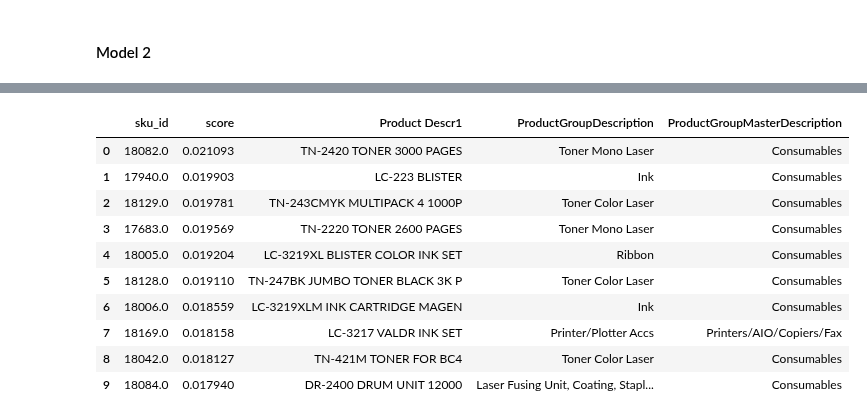
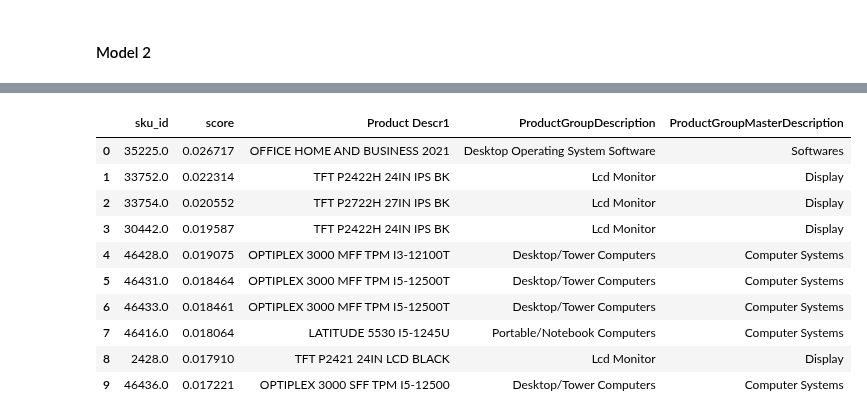
Before and after one commit to vincm1/RecSys_Implicit, a Jupyter notebook: Alternating_Least_Squares_(ALS).ipynb, the cells around one changed output, grey strips where cells are left out. Cells and saved outputs as stored; diff of their text form; code cells hidden in the pictures.

```diff
--- a/Alternating_Least_Squares_(ALS).ipynb
+++ b/Alternating_Least_Squares_(ALS).ipynb
@@ -205,7 +196,7 @@ from sklearn.model_selection import ParameterGrid
 param_grid = {
     'factors': [100, 150, 200],
     'iterations':[10, 15, 20],
-    'alpha': [20, 30, 40],
+    'alpha': [5, 10, 20, 40],
     'regularization': [0.01, 0.1]
 }
 
@@ -236,15 +227,4 @@ Best AUC: 0.5875023428285527
 # %%
-from IPython.utils.sysinfo import num_cpus
-from sklearn.model_selection import ParameterGrid
-
-# Grid of hyperparameters to search
-param_grid = {
-    'factors': [100, 150, 200],
-    'iterations':[10, 15, 20],
-    'alpha': [20, 30, 40],
-    'regularization': [0.01, 0.1]
-}
-
 best_auc_2 = -np.inf
 best_params_2 = {}
 
@@ -256,14 +236,14 @@ for params in ParameterGrid(param_grid):
                     regularization=params['regularization'])
     model_2.fit(csr_freq_matrix_train, show_progress=False)
 
-    auc10 = AUC_at_k(model_2, csr_freq_matrix_train, csr_freq_matrix_test,
+    auc10_2 = AUC_at_k(model_2, csr_freq_matrix_train, csr_freq_matrix_test,
                     K=10, num_threads=10, show_progress=False)
 
-    if auc10 > best_auc:
-        best_auc = auc10
-        best_params = params
+    if auc10_2 > best_auc_2:
+        best_auc_2 = auc10_2
+        best_params_2 = params
 
 # Print the best parameters and AUC
-print("Best parameters:", best_params)
-print("Best AUC:", best_auc)
+print("Best parameters:", best_params_2)
+print("Best AUC:", best_auc_2)
 # %% [output]
@@ -294,5 +274,12 @@ AUC@10: 0.5733646566446018; Prec@10: 0.14685169842584922; Map@10: 0.075927172512
 # %% [markdown]
 ## Recommending with ALS
+# %%
+# add column that represent sku count
+def sku_count_2(df_pl):
+
+  df_pl['sku_count'] = df_pl.groupby('bcn_id')['sku_id'].transform('nunique')
+
+  return df_pl
 # %%
-df_2
+df_2 = sku_count_2(df_2)
 # %% [output]
@@ -446,12 +405,14 @@ rec_tab
 # %%
 # Now you can call the recommend function
 userid = [user_id]
-ids, scores = model_2.recommend(userid, csr_qty_matrix[userid], N=10, filter_already_liked_items=True)
+ids, scores = model_2.recommend(userid, csr_freq_matrix[userid], N=10, filter_already_liked_items=True)
 ids, scores
 
 rec_tab = pd.DataFrame(data=[ids[0],scores[0]])
 rec_tab = rec_tab.T.rename(columns={0:"sku_id", 1:"score", 2:"sku_id", 3:"score"})
 rec_tab = rec_tab.merge(sku_list, on="sku_id", how="left")
+rec_tab.to_csv(f'{user_id}_FREQ_ALS_REC.csv')
+files.download(f'{user_id}_FREQ_ALS_REC.csv')
 rec_tab
 # rec_tab.sort_values(by="conf", ascending=False)
 # %% [output]
@@ -458,14 +421,14 @@ rec_tab
 |  | sku_id | score | Product Descr1 | ProductGroupDescription | ProductGroupMasterDescription |
-| 0 | 18082.0 | 0.021093 | TN-2420 TONER 3000 PAGES | Toner Mono Laser | Consumables |
-| 1 | 17940.0 | 0.019903 | LC-223 BLISTER | Ink | Consumables |
-| 2 | 18129.0 | 0.019781 | TN-243CMYK MULTIPACK 4 1000P | Toner Color Laser | Consumables |
-| 3 | 17683.0 | 0.019569 | TN-2220 TONER 2600 PAGES | Toner Mono Laser | Consumables |
-| 4 | 18005.0 | 0.019204 | LC-3219XL BLISTER COLOR INK SET | Ribbon | Consumables |
-| 5 | 18128.0 | 0.019110 | TN-247BK JUMBO TONER BLACK 3K P | Toner Color Laser | Consumables |
-| 6 | 18006.0 | 0.018559 | LC-3219XLM INK CARTRIDGE MAGEN | Ink | Consumables |
-| 7 | 18169.0 | 0.018158 | LC-3217 VALDR INK SET | Printer/Plotter Accs | Printers/AIO/Copiers/Fax |
-| 8 | 18042.0 | 0.018127 | TN-421M TONER FOR BC4 | Toner Color Laser | Consumables |
-| 9 | 18084.0 | 0.017940 | DR-2400 DRUM UNIT 12000 | Laser Fusing Unit, Coating, Stapl... | Consumables |
+| 0 | 35225.0 | 0.026717 | OFFICE HOME AND BUSINESS 2021 | Desktop Operating System Software | Softwares |
+| 1 | 33752.0 | 0.022314 | TFT P2422H 24IN IPS BK | Lcd Monitor | Display |
+| 2 | 33754.0 | 0.020552 | TFT P2722H 27IN IPS BK | Lcd Monitor | Display |
+| 3 | 30442.0 | 0.019587 | TFT P2422H 24IN IPS BK | Lcd Monitor | Display |
+| 4 | 46428.0 | 0.019075 | OPTIPLEX 3000 MFF TPM I3-12100T | Desktop/Tower Computers | Computer Systems |
+| 5 | 46431.0 | 0.018464 | OPTIPLEX 3000 MFF TPM I5-12500T | Desktop/Tower Computers | Computer Systems |
+| 6 | 46433.0 | 0.018461 | OPTIPLEX 3000 MFF TPM I5-12500T | Desktop/Tower Computers | Computer Systems |
+| 7 | 46416.0 | 0.018064 | LATITUDE 5530 I5-1245U | Portable/Notebook Computers | Computer Systems |
+| 8 | 2428.0 | 0.017910 | TFT P2421 24IN LCD BLACK | Lcd Monitor | Display |
+| 9 | 46436.0 | 0.017221 | OPTIPLEX 3000 SFF TPM I5-12500 | Desktop/Tower Computers | Computer Systems |
 # %%
 # Now you can call the recommend function
 userid = [user_id_2]
```
Also changed, not shown: parts of 20 cells of this notebook.
